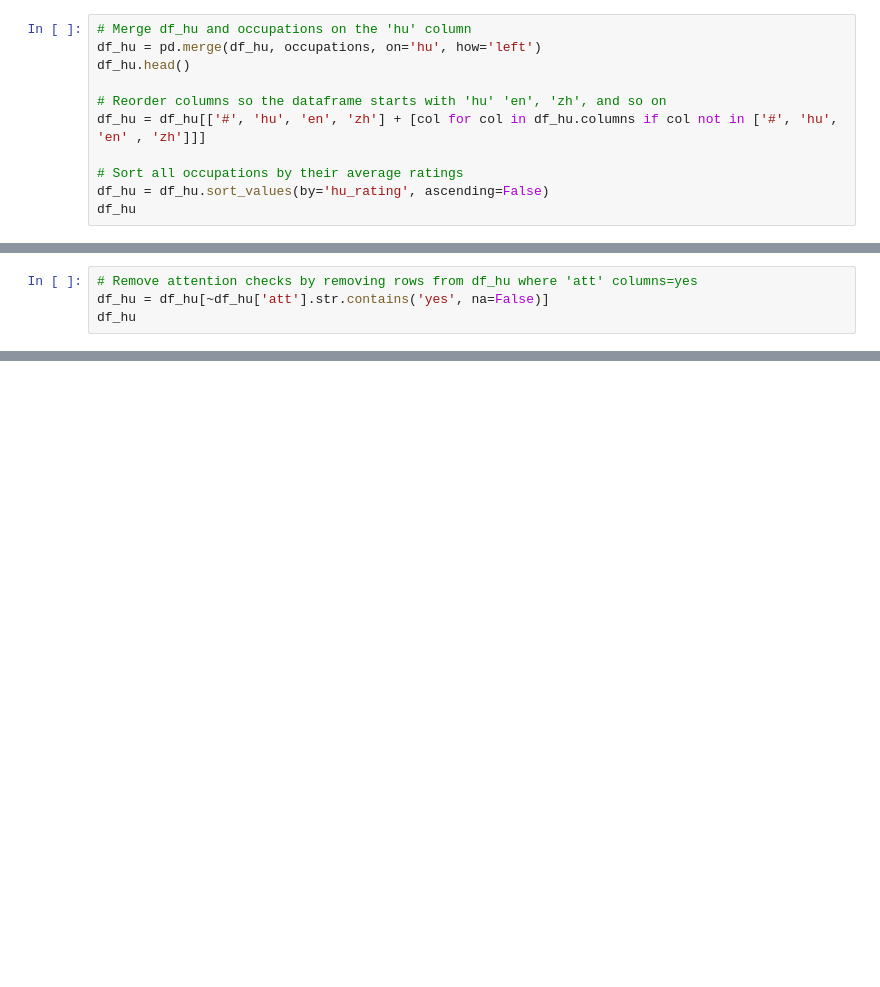
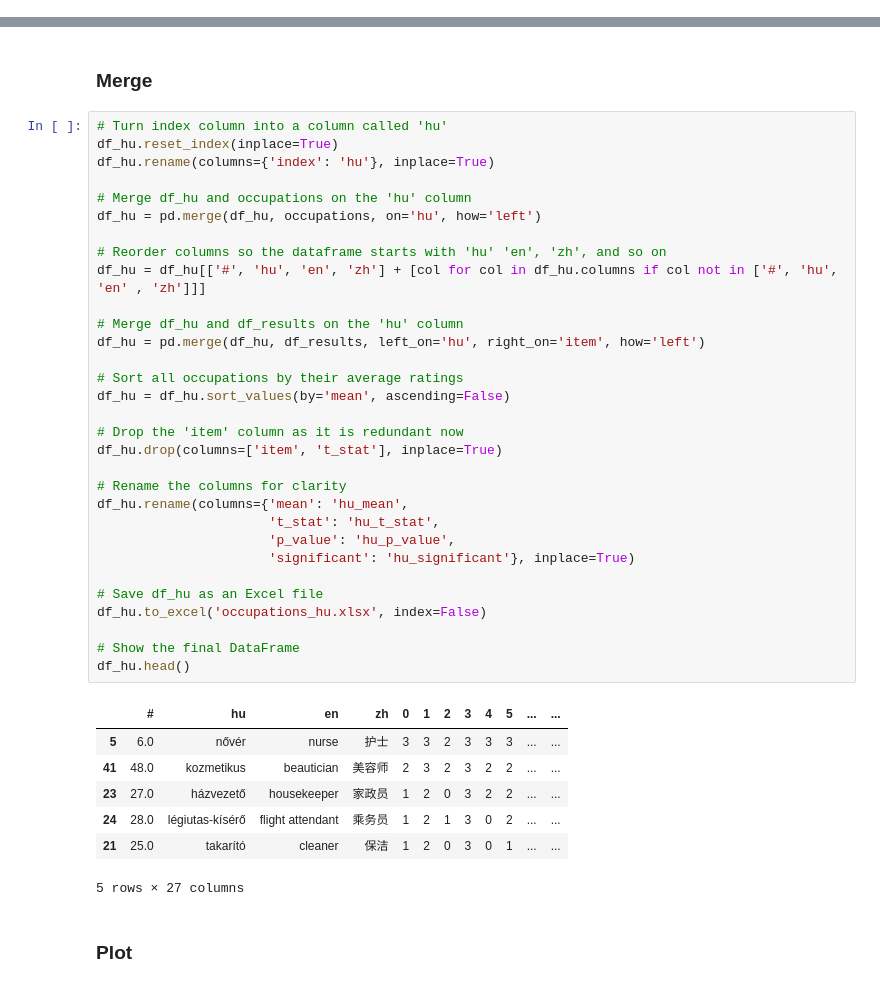
Before and after one commit to partigabor/pcibex-hun, a Jupyter notebook: occupations/occupations.ipynb, the cells around one changed output, grey strips where cells are left out. Saved outputs shown, nothing was run; the diff lists cells and outputs as text; blank space fills up the shorter version.

```diff
--- a/occupations/occupations.ipynb
+++ b/occupations/occupations.ipynb
@@ -128,11 +152,0 @@ Number of rows in transposed DataFrame: 50
-# %%
-# Merge df_hu and occupations on the 'hu' column
-df_hu = pd.merge(df_hu, occupations, on='hu', how='left')
-df_hu.head()
-
-# Reorder columns so the dataframe starts with 'hu' 'en', 'zh', and so on
-df_hu = df_hu[['#', 'hu', 'en', 'zh'] + [col for col in df_hu.columns if col not in ['#', 'hu', 'en' , 'zh']]]
-
-# Sort all occupations by their average ratings
-df_hu = df_hu.sort_values(by='hu_rating', ascending=False)
-df_hu
@@ -158,4 +152,0 @@ df_hu
-# %%
-# Remove attention checks by removing rows from df_hu where 'att' columns=yes
-df_hu = df_hu[~df_hu['att'].str.contains('yes', na=False)]
-df_hu
@@ -192,0 +233,43 @@ fig.show()
+# %% [markdown]
+### Merge
+# %%
+# Turn index column into a column called 'hu'
+df_hu.reset_index(inplace=True)
+df_hu.rename(columns={'index': 'hu'}, inplace=True)
+
+# Merge df_hu and occupations on the 'hu' column
+df_hu = pd.merge(df_hu, occupations, on='hu', how='left')
+
+# Reorder columns so the dataframe starts with 'hu' 'en', 'zh', and so on
+df_hu = df_hu[['#', 'hu', 'en', 'zh'] + [col for col in df_hu.columns if col not in ['#', 'hu', 'en' , 'zh']]]
+
+# Merge df_hu and df_results on the 'hu' column
+df_hu = pd.merge(df_hu, df_results, left_on='hu', right_on='item', how='left')
+
+# Sort all occupations by their average ratings
+df_hu = df_hu.sort_values(by='mean', ascending=False)
+
+# Drop the 'item' column as it is redundant now
+df_hu.drop(columns=['item', 't_stat'], inplace=True)
+
+# Rename the columns for clarity
+df_hu.rename(columns={'mean': 'hu_mean',
+                      't_stat': 'hu_t_stat',
+                      'p_value': 'hu_p_value',
+                      'significant': 'hu_significant'}, inplace=True)
+
+# Save df_hu as an Excel file
+df_hu.to_excel('occupations_hu.xlsx', index=False)
+
+# Show the final DataFrame
+df_hu.head()
+# %% [output]
+|  | # | hu | en | zh | 0 | 1 | 2 | 3 | 4 | 5 | ... | ... |
+| 5 | 6.0 | nővér | nurse | 护士 | 3 | 3 | 2 | 3 | 3 | 3 | ... | ... |
+| 41 | 48.0 | kozmetikus | beautician | 美容师 | 2 | 3 | 2 | 3 | 2 | 2 | ... | ... |
+| 23 | 27.0 | házvezető | housekeeper | 家政员 | 1 | 2 | 0 | 3 | 2 | 2 | ... | ... |
+| 24 | 28.0 | légiutas-kísérő | flight attendant | 乘务员 | 1 | 2 | 1 | 3 | 0 | 2 | ... | ... |
+| 21 | 25.0 | takarító | cleaner | 保洁 | 1 | 2 | 0 | 3 | 0 | 1 | ... | ... |
+5 rows × 27 columns
+# %% [markdown]
+### Plot
```
Also changed, not shown: parts of 33 cells of this notebook, 19 other files.
